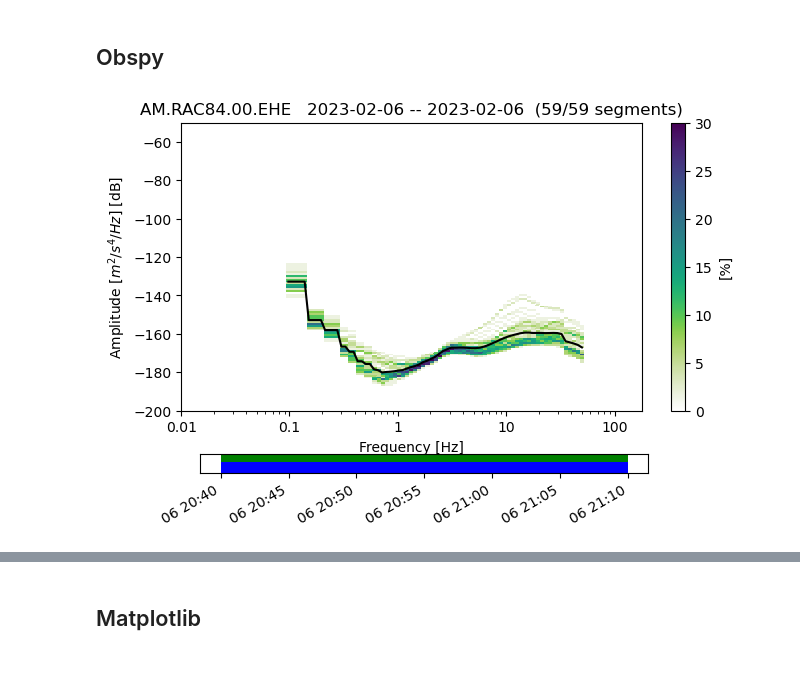
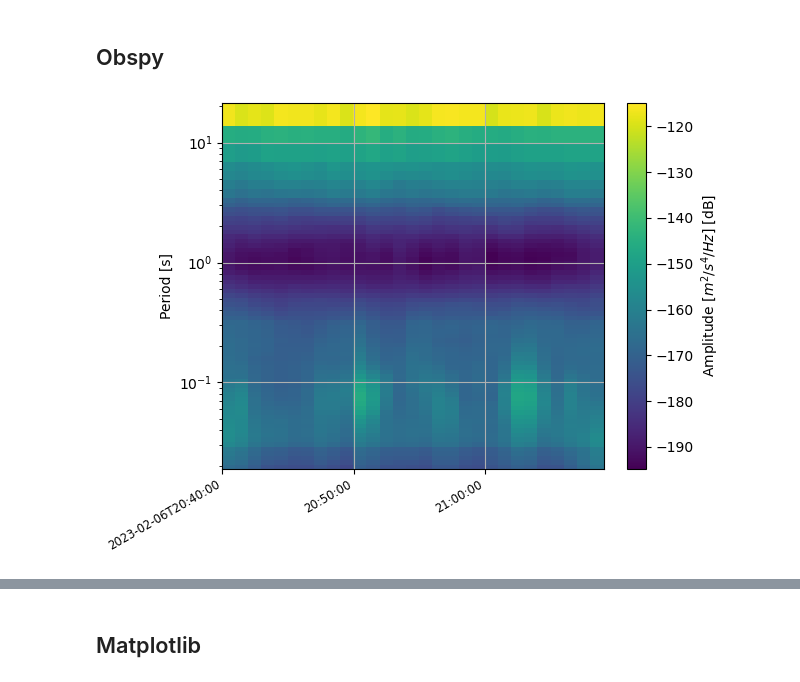
Before and after one commit to RJbalikian/SPRIT-HVSR, a Jupyter notebook: workingNotebook.ipynb, the cells around one changed output, grey strips where cells are left out. Cells and saved outputs as stored; diff of their text form; code cells hidden in the pictures.

```diff
--- a/workingNotebook.ipynb
+++ b/workingNotebook.ipynb
@@ -108,21 +72,2 @@ AM.RAC84.00.EHZ | 2023-02-06T20:39:59.996999Z - 2023-02-06T21:09:59.996999Z | 10
 # %% [markdown]
 ## Obspy
-# %%
-from obspy.imaging.cm import viridis_white_r
-
-ppsd = PPSD(stream[0].stats, paz[0], skip_on_gaps=True, ppsd_length=60, overlap=0.5)#, period_limits=[0.1, 2000])
-#ppsdE = PPSD(stream[0].stats, paz[0], skip_on_gaps=True, ppsd_length=300, overlap=0.5, period_limits=[0.1, 2000])
-#ppsdZ = PPSD(stream[2].stats, paz[0], skip_on_gaps=True, ppsd_length=300,overlap=0.5, period_limits=[0.1, 2000])
-#ppsdN = PPSD(stream[1].stats, paz[0], skip_on_gaps=True, ppsd_length=300, overlap=0.5, period_limits=[0.1, 2000])
-#ppsdE = PPSD(stream[0].stats, paz[0], skip_on_gaps=True, ppsd_length=500, overlap=0.5)
-ppsd.add(stream, verbose=False)
-#ppsdE.add(stream[0], verbose=False)
-#ppsdZ.add(stream[2], verbose=False)
-#ppsdN.add(stream[1], verbose=False)
-#ppsd.add(stream[1])
-#ax = fig.gca()
-#ax.set_xlim([100,0.01])
-#plt.show()
-ppsd.plot(xaxis_frequency=True, cmap=viridis_white_r, grid=False, show_noise_models=False, show_mean=True)
-# %% [output]
-[figure, removed]
@@ -129 +76,5 @@ ppsd.plot(xaxis_frequency=True, cmap=viridis_white_r, grid=False, show_noise_mod
+# %%
+ppsds["EHZ"].plot_spectrogram()
+# %% [output]
+[figure, added]
 # %%
```
Also changed, not shown: parts of 8 cells of this notebook, 3 other files.
